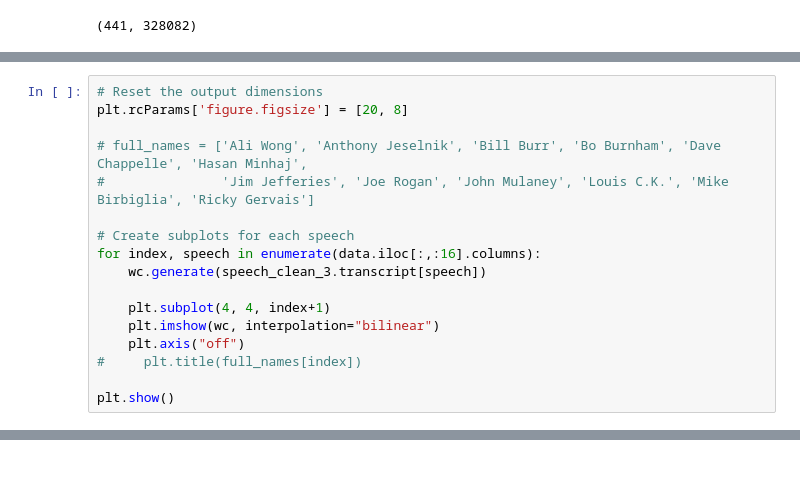
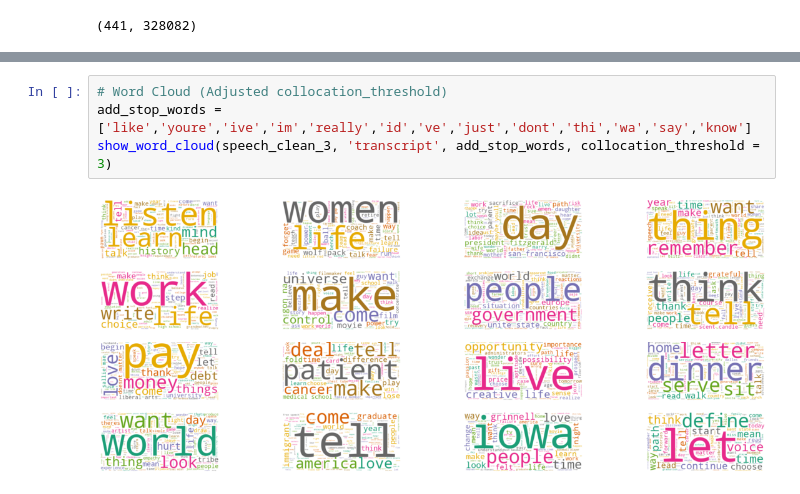
Before and after one commit to katiehuang1221/NLP-Analysis-On-Motivational-Speeches, a Jupyter notebook: notebook/03_data_cleaning_2.ipynb, the cells around one changed output, grey strips where cells are left out. Cells and saved outputs as stored; diff of their text form; blank space fills up the shorter version.

```diff
--- a/notebook/03_data_cleaning_2.ipynb
+++ b/notebook/03_data_cleaning_2.ipynb
@@ -597,17 +455,0 @@ data = data_dtm.transpose()
-# %%
-# Reset the output dimensions
-plt.rcParams['figure.figsize'] = [20, 8]
-
-# full_names = ['Ali Wong', 'Anthony Jeselnik', 'Bill Burr', 'Bo Burnham', 'Dave Chappelle', 'Hasan Minhaj',
-#               'Jim Jefferies', 'Joe Rogan', 'John Mulaney', 'Louis C.K.', 'Mike Birbiglia', 'Ricky Gervais']
-
-# Create subplots for each speech
-for index, speech in enumerate(data.iloc[:,:16].columns):
-    wc.generate(speech_clean_3.transcript[speech])
-
-    plt.subplot(4, 4, index+1)
-    plt.imshow(wc, interpolation="bilinear")
-    plt.axis("off")
-#     plt.title(full_names[index])
-
-plt.show()
@@ -615,0 +456,6 @@ plt.show()
+# %%
+# Word Cloud (Adjusted collocation_threshold)
+add_stop_words = ['like','youre','ive','im','really','id','ve','just','dont','thi','wa','say','know']
+show_word_cloud(speech_clean_3, 'transcript', add_stop_words, collocation_threshold = 3)
+# %% [output]
+[figure, added]
```
Also changed, not shown: parts of 23 cells of this notebook, 1 other file.
